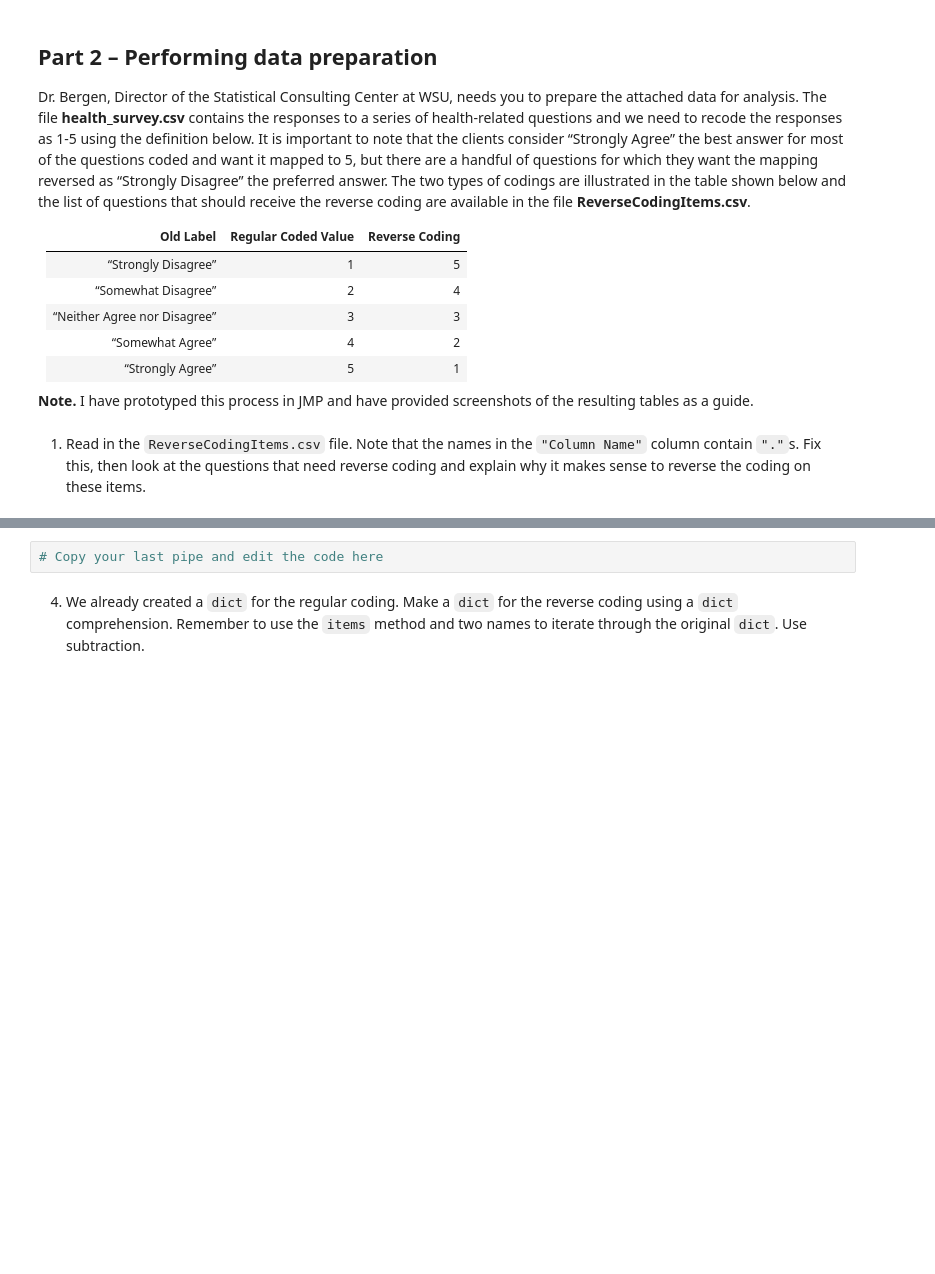
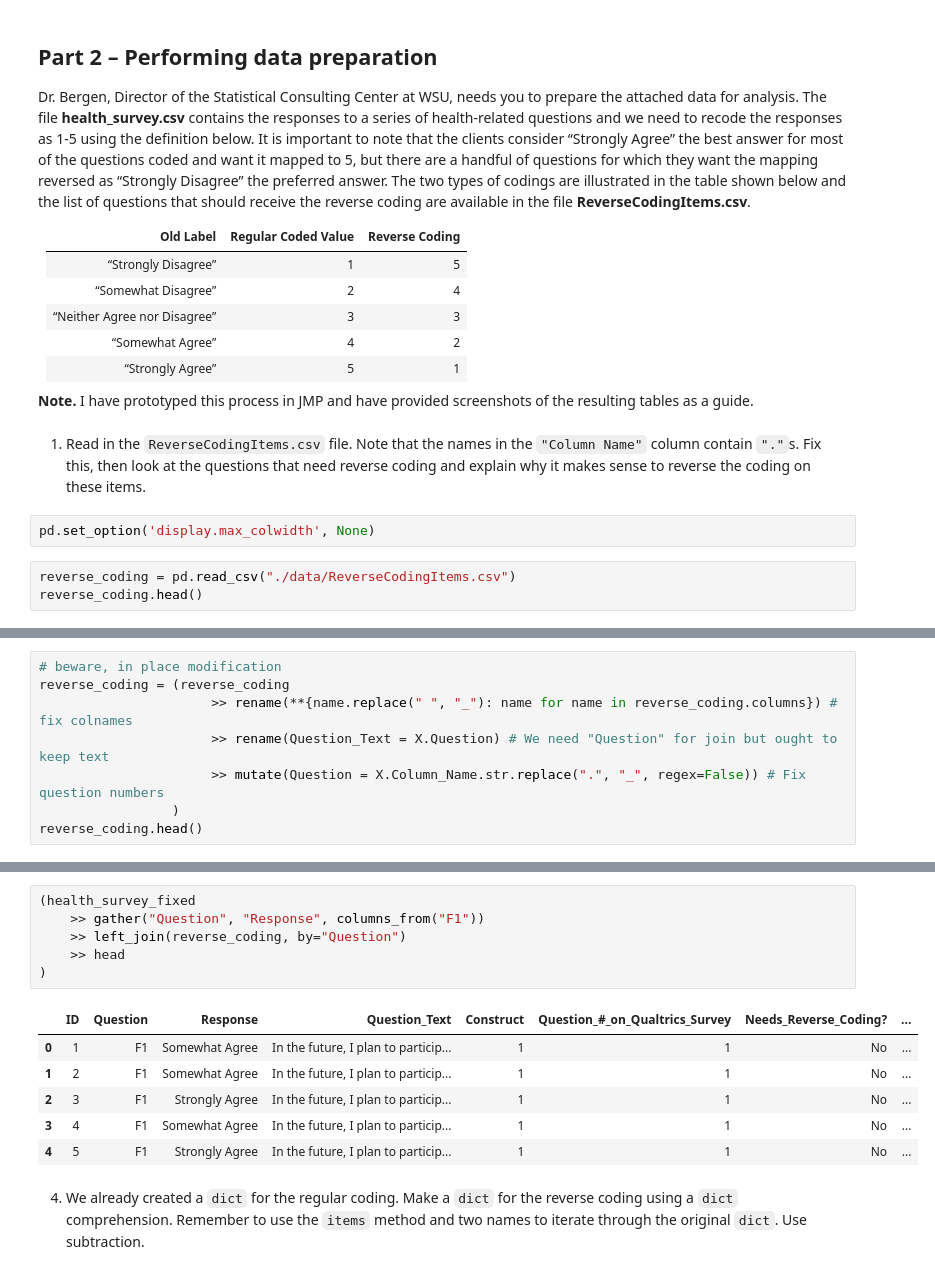
Before and after one commit to emmar2000/dsci326, a Jupyter notebook: module3/activity_3_2/act3_2_recoding_survey_data.ipynb, the cells around one changed output, grey strips where cells are left out. Saved outputs shown, nothing was run; the diff lists cells and outputs as text; blank space fills up the shorter version.

```diff
--- a/module3/activity_3_2/act3_2_recoding_survey_data.ipynb
+++ b/module3/activity_3_2/act3_2_recoding_survey_data.ipynb
@@ -278,3 +281,8 @@ coding are available in the file **ReverseCodingItems.csv**.
 **Note.** I have prototyped this process in JMP and have provided screenshots of the resulting tables as a guide.
 # %% [markdown]
 1.  Read in the `ReverseCodingItems.csv` file.  Note that the names in the `"Column Name"` column contain `"."`s.  Fix this, then look at the questions that need reverse coding and explain why it makes sense to reverse the coding on these items.
+# %%
+pd.set_option('display.max_colwidth', None)
+# %%
+reverse_coding = pd.read_csv("./data/ReverseCodingItems.csv")
+reverse_coding.head()
@@ -280,0 +296,8 @@ coding are available in the file **ReverseCodingItems.csv**.
+# %%
+# beware, in place modification
+reverse_coding = (reverse_coding
+                      >> rename(**{name.replace(" ", "_"): name for name in reverse_coding.columns}) # fix colnames
+                      >> rename(Question_Text = X.Question) # We need "Question" for join but ought to keep text
+                      >> mutate(Question = X.Column_Name.str.replace(".", "_", regex=False)) # Fix question numbers
+                 )
+reverse_coding.head()
@@ -304,7 +357,18 @@ Start by copying and adding to the pipe from the previous cell. In practice, you
 
 I want to verify that you are following this practice, which is why we will be copying our previous code to the next step
 # %%
-# Copy your last pipe and edit the code here
+(health_survey_fixed
+    >> gather("Question", "Response", columns_from("F1"))
+    >> left_join(reverse_coding, by="Question")
+    >> head
+)
+# %% [output]
+|  | ID | Question | Response | Question_Text | Construct | Question_#_on_Qualtrics_Survey | Needs_Reverse_Coding? | ... |
+| 0 | 1 | F1 | Somewhat Agree | In the future, I plan to particip... | 1 | 1 | No | ... |
+| 1 | 2 | F1 | Somewhat Agree | In the future, I plan to particip... | 1 | 1 | No | ... |
+| 2 | 3 | F1 | Strongly Agree | In the future, I plan to particip... | 1 | 1 | No | ... |
+| 3 | 4 | F1 | Somewhat Agree | In the future, I plan to particip... | 1 | 1 | No | ... |
+| 4 | 5 | F1 | Strongly Agree | In the future, I plan to particip... | 1 | 1 | No | ... |
 # %% [markdown]
 4.   We already created a `dict` for the regular coding.  Make a `dict` for the reverse coding using a `dict` comprehension.  Remember to use the `items` method and two names to iterate through the original `dict`.  Use subtraction.
 # %%
```
Also changed, not shown: parts of 16 cells of this notebook, 1 other file.
